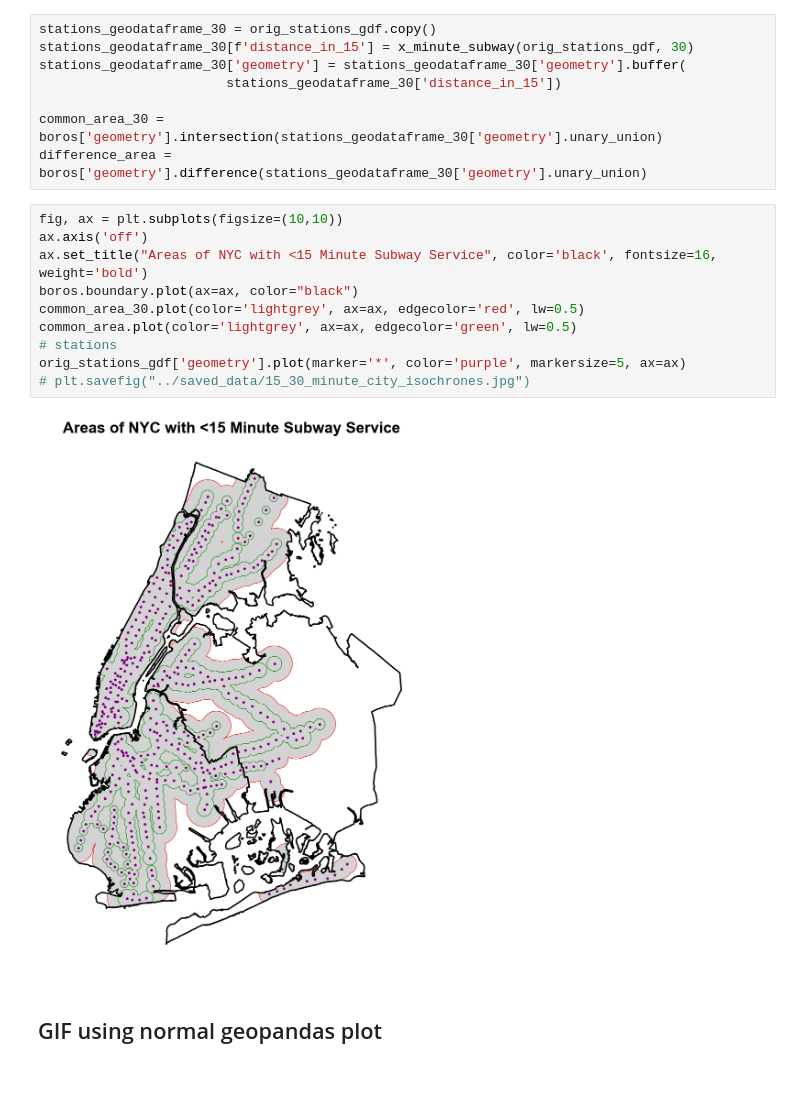
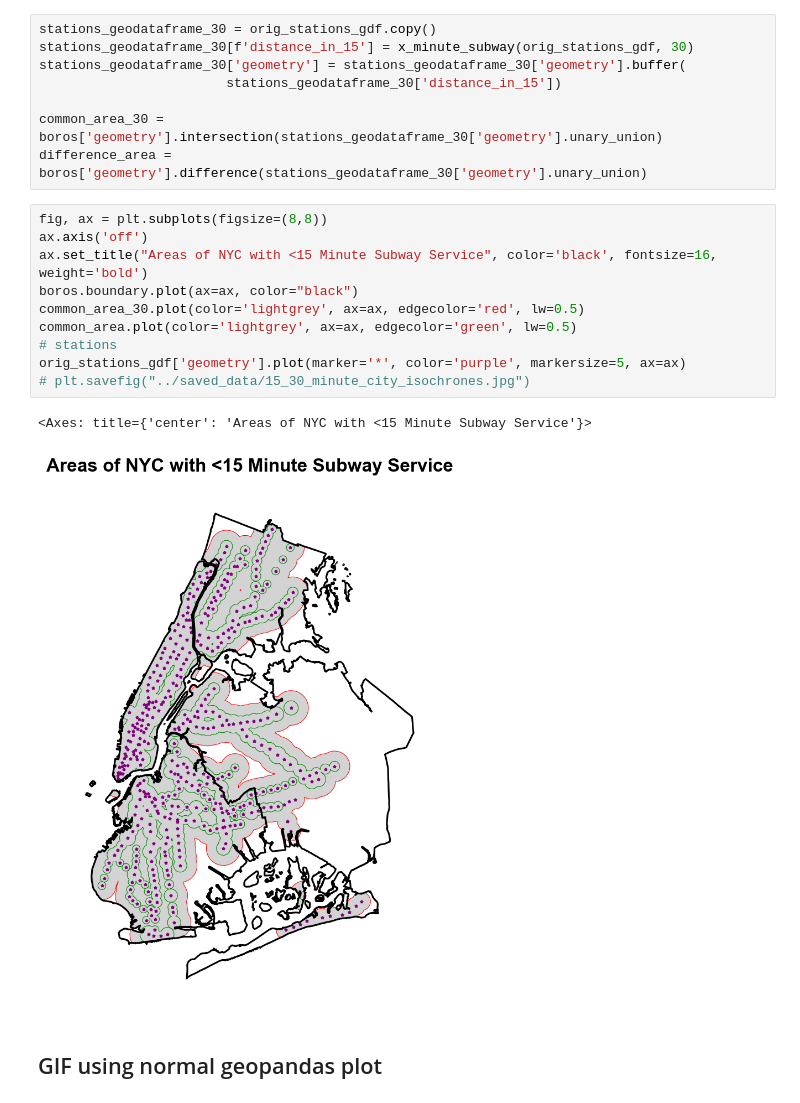
Before and after one commit to gregfeliu/NYC-Subway-Frequencies, a Jupyter notebook: Notebooks/2.Frequency_by_Station.ipynb, the cells around one changed output. Saved outputs shown, nothing was run; the diff lists cells and outputs as text.

```diff
--- a/Notebooks/2.Frequency_by_Station.ipynb
+++ b/Notebooks/2.Frequency_by_Station.ipynb
@@ -146,17 +147,18 @@ stations_geodataframe_30['geometry'] = stations_geodataframe_30['geometry'].buff
 common_area_30 = boros['geometry'].intersection(stations_geodataframe_30['geometry'].unary_union)
 difference_area = boros['geometry'].difference(stations_geodataframe_30['geometry'].unary_union)
 # %%
-fig, ax = plt.subplots(figsize=(10,10))
+fig, ax = plt.subplots(figsize=(8,8))
 ax.axis('off')
 ax.set_title("Areas of NYC with <15 Minute Subway Service", color='black', fontsize=16, weight='bold')
 boros.boundary.plot(ax=ax, color="black")
 common_area_30.plot(color='lightgrey', ax=ax, edgecolor='red', lw=0.5)
 common_area.plot(color='lightgrey', ax=ax, edgecolor='green', lw=0.5)
 # stations
 orig_stations_gdf['geometry'].plot(marker='*', color='purple', markersize=5, ax=ax)
 # plt.savefig("../saved_data/15_30_minute_city_isochrones.jpg")
 # %% [output]
+<Axes: title={'center': 'Areas of NYC with <15 Minute Subway Service'}>
-[figure, old version]
+[figure, new version]
 # %% [markdown]
 ## GIF using normal geopandas plot
 # %%
```
Also changed, not shown: parts of 3 cells of this notebook, 13 other files.
